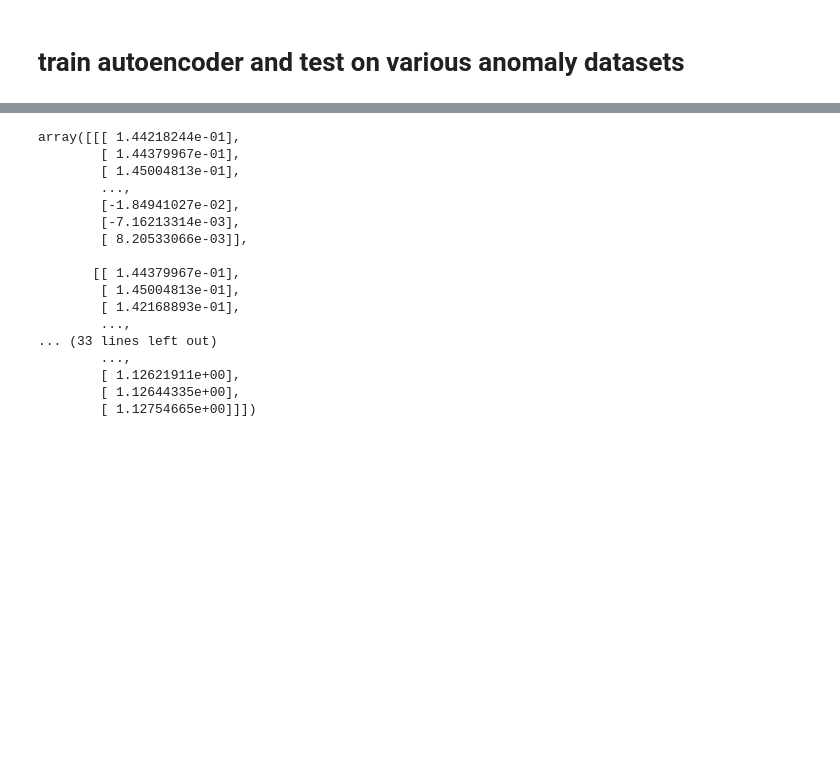
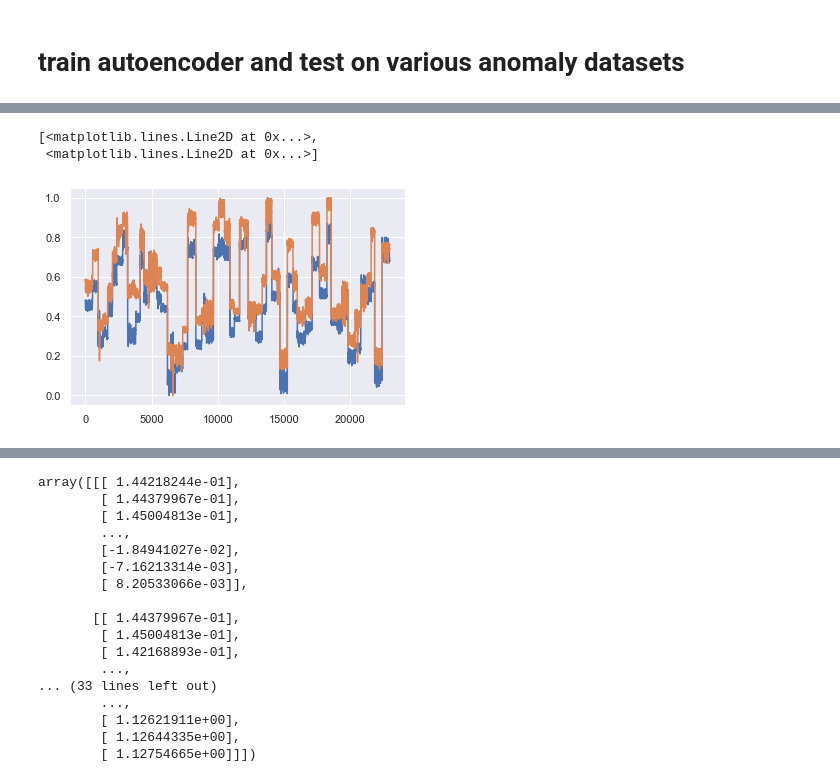
Before and after one commit to donw7/human_motion_analysis, a Jupyter notebook: notebooks/train_temporal_conv_enc-dec.ipynb, the cells around one changed output, grey strips where cells are left out. Drawn from its saved outputs; the diff is of its cells as text; code cells hidden in the pictures; blank space fills up the shorter version.

```diff
--- a/notebooks/train_temporal_conv_enc-dec.ipynb
+++ b/notebooks/train_temporal_conv_enc-dec.ipynb
@@ -166,0 +216,6 @@ train_paths, val_paths = train_test_split(train_paths, test_size=0.2)
+# %%
+plt.plot(MinMaxScaler().fit_transform(df_edge_features_train[select_colnames]))
+# %% [output]
+[<matplotlib.lines.Line2D at 0x...>,
+ <matplotlib.lines.Line2D at 0x...>]
+[figure, added]
```
Also changed, not shown: parts of 20 cells of this notebook, 1 other file.
